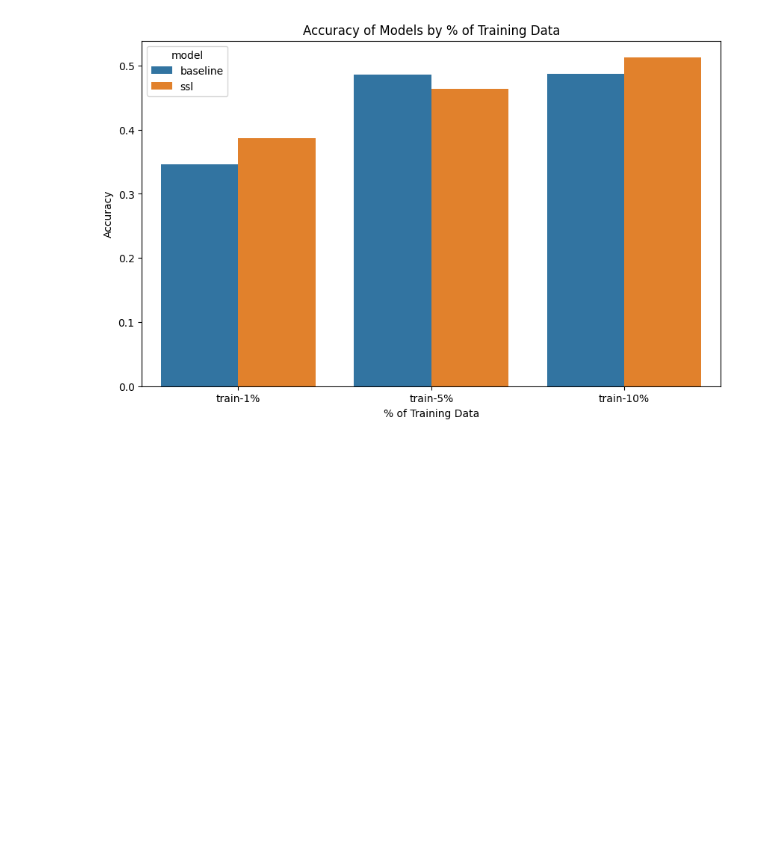
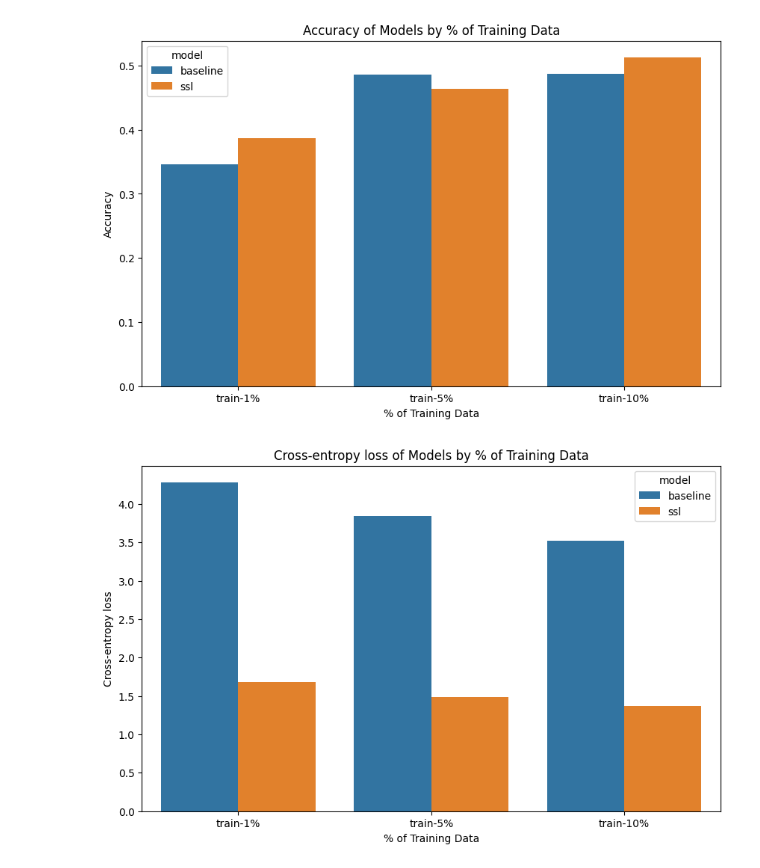
Before and after one commit to simenkristoff/ssl-project, a Jupyter notebook: SSL_project.ipynb, the cells around one changed output. Saved outputs shown, nothing was run; the diff lists cells and outputs as text; code cells hidden in the pictures; blank space fills up the shorter version.

```diff
--- a/SSL_project.ipynb
+++ b/SSL_project.ipynb
@@ -505,15 +505,15 @@ weighted avg       0.38      0.39      0.36     10000
 baseline, finetuned = trained_models["train-5%"]["baseline"], trained_models["train-5%"]["finetuned"]
 
 # Baseline
-y_pred, y_true, _ = evaluate_model(baseline, test_dataloader)
+y_pred, y_true, _, loss = evaluate_model(baseline, test_dataloader)
 accuracy = accuracy_score(y_pred, y_true)
-results.append(["train-5%", "baseline", accuracy])
+results.append(["train-5%", "baseline", accuracy, loss])
 print(classification_report(y_true, y_pred, target_names=test_dataset.classes))
 
 # Finetuned
-y_pred, y_true, _ = evaluate_model(finetuned, test_dataloader)
+y_pred, y_true, _, loss = evaluate_model(finetuned, test_dataloader)
 accuracy = accuracy_score(y_pred, y_true)
-results.append(["train-5%", "ssl", accuracy])
+results.append(["train-5%", "ssl", accuracy, loss])
 print(classification_report(y_true, y_pred, target_names=test_dataset.classes))
 # %% [output]
 Cross-entropy loss: 3.84256567437047
@@ -556,15 +556,15 @@ weighted avg       0.47      0.46      0.46     10000
 baseline, finetuned = trained_models["train-10%"]["baseline"], trained_models["train-10%"]["finetuned"]
 
 # Baseline
-y_pred, y_true, _ = evaluate_model(baseline, test_dataloader)
+y_pred, y_true, _, loss = evaluate_model(baseline, test_dataloader)
 accuracy = accuracy_score(y_pred, y_true)
-results.append(["train-10%", "baseline", accuracy])
+results.append(["train-10%", "baseline", accuracy, loss])
 print(classification_report(y_true, y_pred, target_names=test_dataset.classes))
 
 # Finetuned
-y_pred, y_true, _ = evaluate_model(finetuned, test_dataloader)
+y_pred, y_true, _, loss = evaluate_model(finetuned, test_dataloader)
 accuracy = accuracy_score(y_pred, y_true)
-results.append(["train-10%", "ssl", accuracy])
+results.append(["train-10%", "ssl", accuracy, loss])
 print(classification_report(y_true, y_pred, target_names=test_dataset.classes))
 # %% [output]
 Cross-entropy loss: 3.5242018002671553
@@ -603,0 +606,3 @@ weighted avg       0.51      0.51      0.51     10000
+# %%
+results_df = pd.DataFrame(results, columns=["% of data", "model", "accuracy", "cross-entropy loss"])
+results_df
@@ -604,6 +617,4 @@ weighted avg       0.51      0.51      0.51     10000
 # %%
-results_df = pd.DataFrame(results, columns=["% of data", "model", "accuracy"])
-
 plt.figure(figsize=(10, 6))
 sns.barplot(x='% of data', y='accuracy', hue='model', data=results_df)
 plt.title('Accuracy of Models by % of Training Data')
@@ -612,3 +623,12 @@ plt.ylabel('Accuracy')
 plt.show()
 # %% [output]
 [figure]
+# %%
+plt.figure(figsize=(10, 6))
+sns.barplot(x='% of data', y='cross-entropy loss', hue='model', data=results_df)
+plt.title('Cross-entropy loss of Models by % of Training Data')
+plt.xlabel('% of Training Data')
+plt.ylabel('Cross-entropy loss')
+plt.show()
+# %% [output]
+[figure, added]
```
Also changed, not shown: parts of 4 cells of this notebook.
